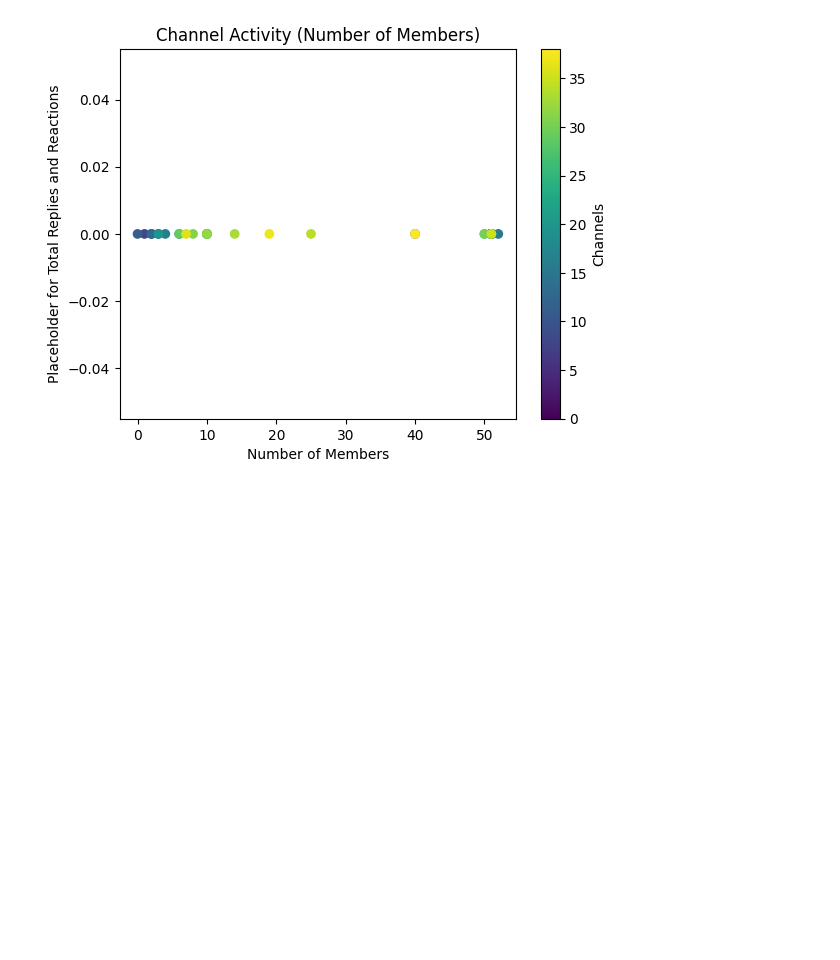
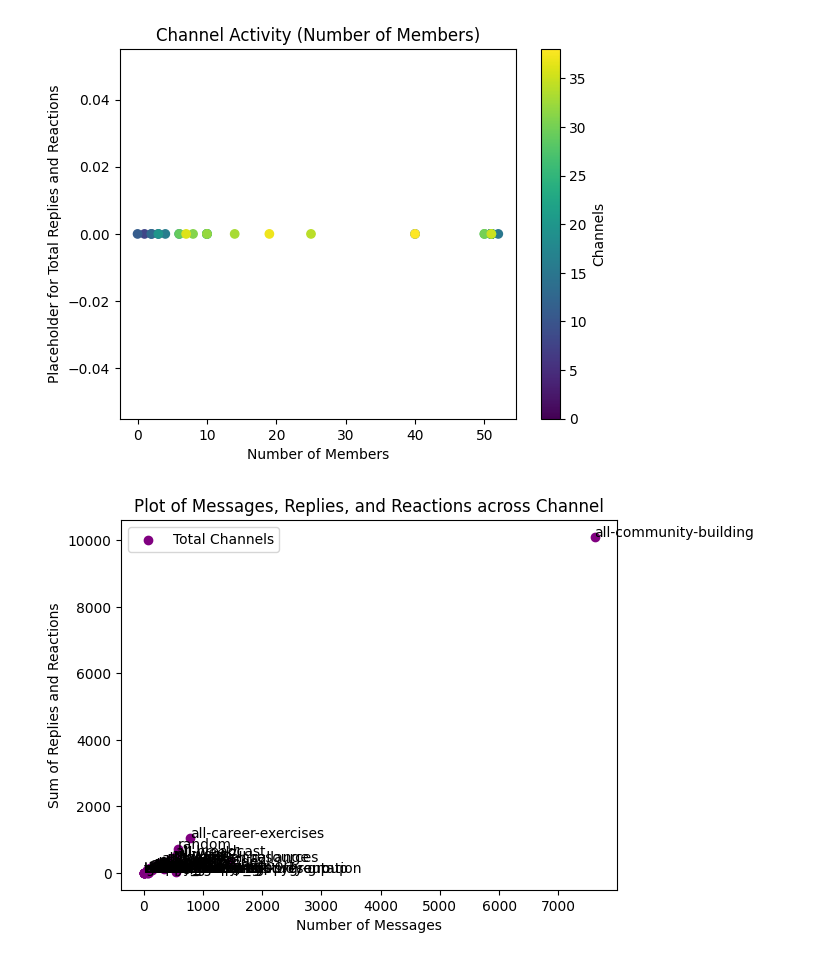
Before and after one commit to ekram-kedir/task-1-10Academy, a Jupyter notebook: notebooks/task_1.ipynb, the cells around one changed output. Drawn from its saved outputs; the diff is of its cells as text; code cells hidden in the pictures; blank space fills up the shorter version.

```diff
--- a/notebooks/task_1.ipynb
+++ b/notebooks/task_1.ipynb
@@ -396,3 +556,45 @@ plt.show()
 # %% [output]
 The channel with the highest activity is: all-week3
 [figure]
+# %%
+# Which channel has the highest activity?
+# Which channel appears at the right top corner when you plot a 2D scatter plot where x-axis is the number of messages in the channel, y-axis is the sum of number of replies and reactions, and the color representing channels?
+
+
+x_axis_message_count = {}
+y_axis_reply_reaction_count = {}
+
+data_loader = SlackDataLoader(path='./../dataset/')
+channels_data = data_loader.get_channels()
+
+for channel in channels_data:
+    path = channel['name']
+    replay_df = data_loader.slack_parser(f"../dataset/{channel['name']}")
+    reaction_df = data_loader.parse_slack_reaction(f"../dataset/{channel['name']}", channel['name'])
+
+    total_reply_count = replay_df['reply_count'].sum()
+    total_reaction_count = reaction_df['reaction_count'].sum()
+
+    x_axis_message_count[channel['name']] = len(replay_df)
+    y_axis_reply_reaction_count[channel['name']] = total_reply_count + total_reaction_count
+# %%
+channels = list(x_axis_message_count.keys())
+x_values = list(x_axis_message_count.values())
+y_values = list(y_axis_reply_reaction_count.values())
+
+# Start plotting using your labels
+plt.scatter(x_values, y_values, c='purple', label='Total Channels')
+
+# Add labels and title
+plt.xlabel('Number of Messages')
+plt.ylabel('Sum of Replies and Reactions')
+plt.title('Plot of Messages, Replies, and Reactions across Channel')
+
+# Add channel labels
+for i, channel in enumerate(channels):
+    plt.annotate(channel, (x_values[i], y_values[i]))
+
+plt.legend()
+plt.show()
+# %% [output]
+[figure, added]
```
Also changed, not shown: parts of 10 cells of this notebook.
